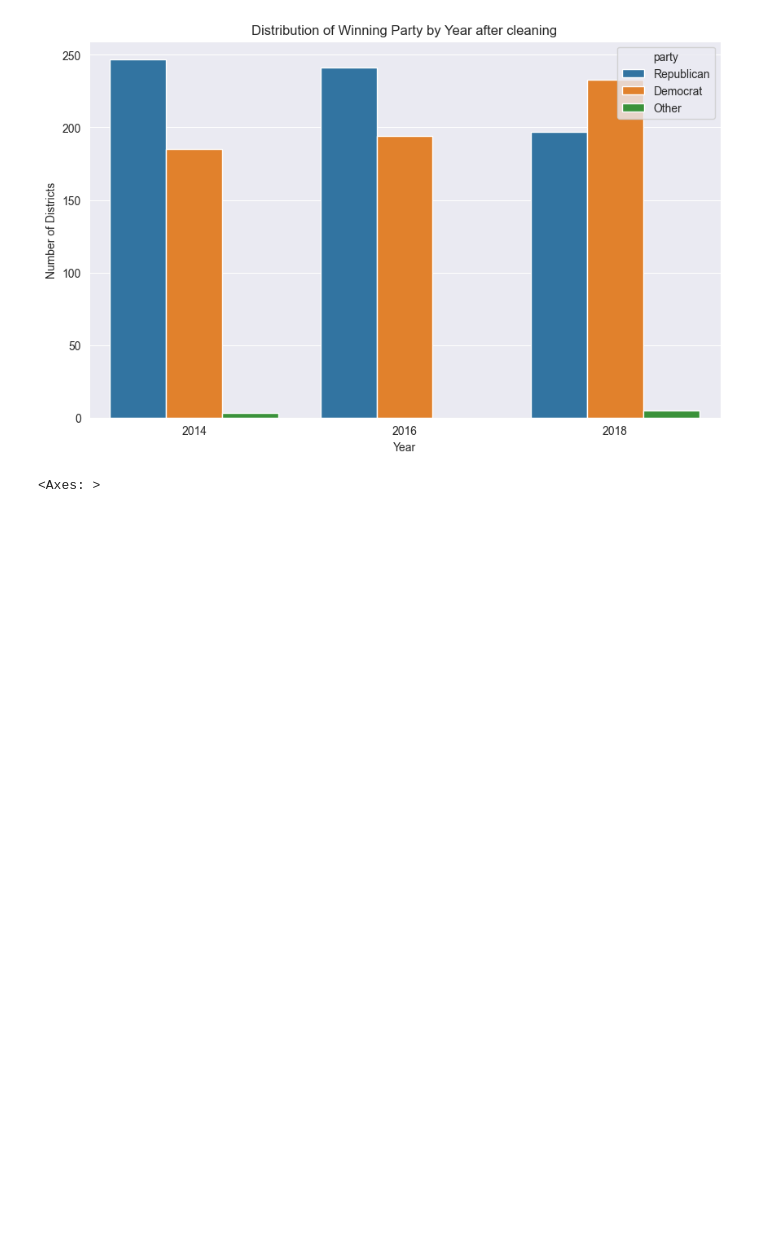
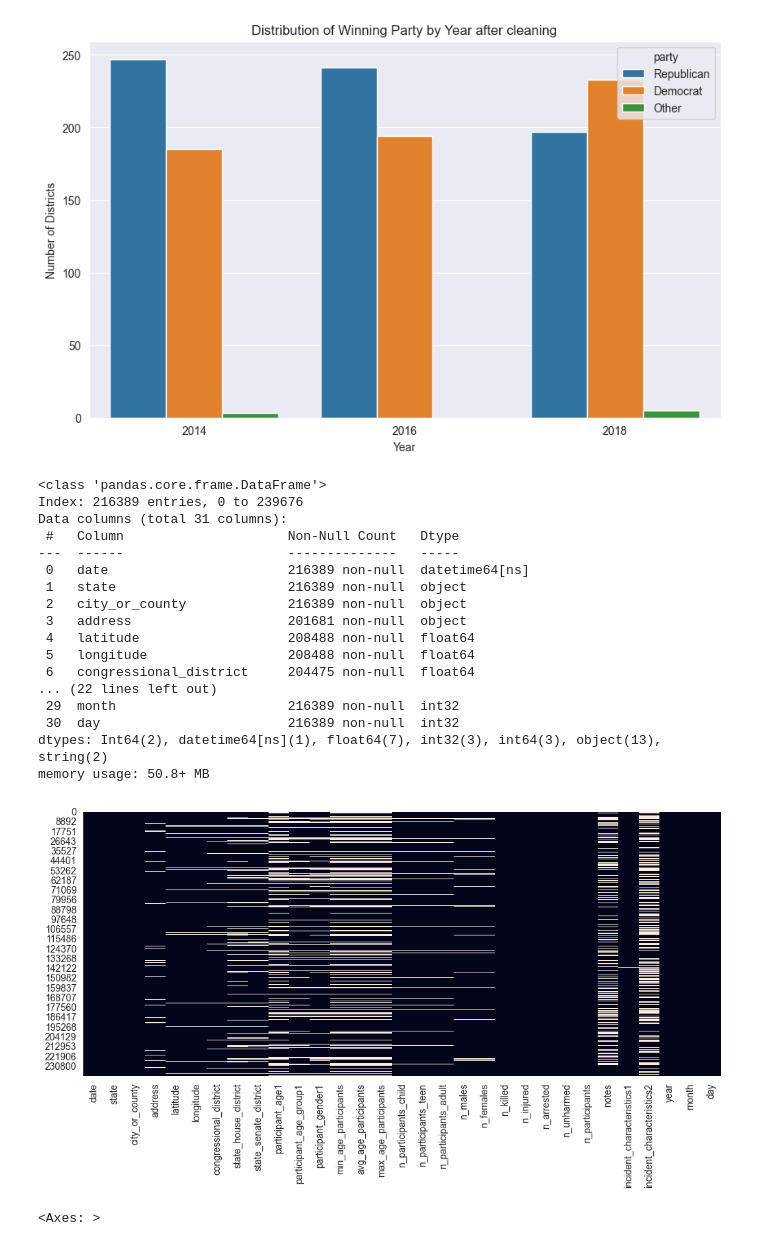
Before and after one commit to Alexthw46/DataMiningProject, a Jupyter notebook: TASK_1/data_understanding.ipynb, the cells around one changed output. Drawn from its saved outputs; the diff is of its cells as text; code cells hidden in the pictures; blank space fills up the shorter version.

```diff
--- a/TASK_1/data_understanding.ipynb
+++ b/TASK_1/data_understanding.ipynb
@@ -656,6 +656,31 @@ Try using .loc[row_indexer,col_indexer] = value instead
 See the caveats in the documentation: https://pandas.pydata.org/pandas-docs/stable/user_guide/indexing.html#returning-a-view-versus-a-copy
   districts.party = districts.party.apply(m.group_parties)
 [figure]
+# %%
+incidents.info()
+
+fig, ax = plt.subplots(figsize=(12, 5))
+sns.heatmap(incidents.isnull(), cbar=False, xticklabels=True, ax=ax)
+plt.show()
+# %% [output]
+<class 'pandas.core.frame.DataFrame'>
+Index: 216389 entries, 0 to 239676
+Data columns (total 31 columns):
+ #   Column                     Non-Null Count   Dtype
+---  ------                     --------------   -----
+ 0   date                       216389 non-null  datetime64[ns]
+ 1   state                      216389 non-null  object
+ 2   city_or_county             216389 non-null  object
+ 3   address                    201681 non-null  object
+ 4   latitude                   208488 non-null  float64
+ 5   longitude                  208488 non-null  float64
+ 6   congressional_district     204475 non-null  float64
+... (22 lines left out)
+ 29  month                      216389 non-null  int32
+ 30  day                        216389 non-null  int32
+dtypes: Int64(2), datetime64[ns](1), float64(7), int32(3), int64(3), object(13), string(2)
+memory usage: 50.8+ MB
+[figure, added]
 # %%
 from sklearn.preprocessing import LabelEncoder
 
```
Also changed, not shown: 5 other files.
